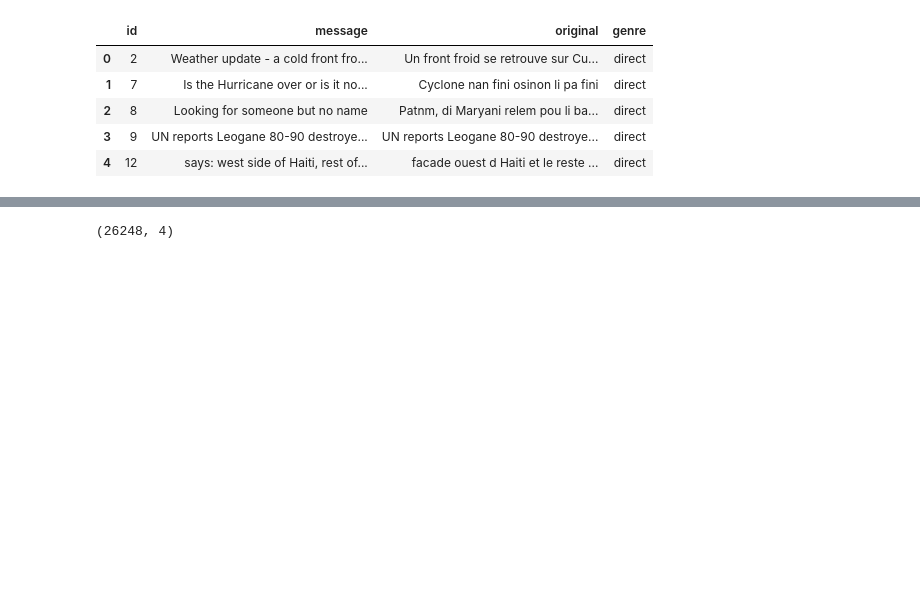
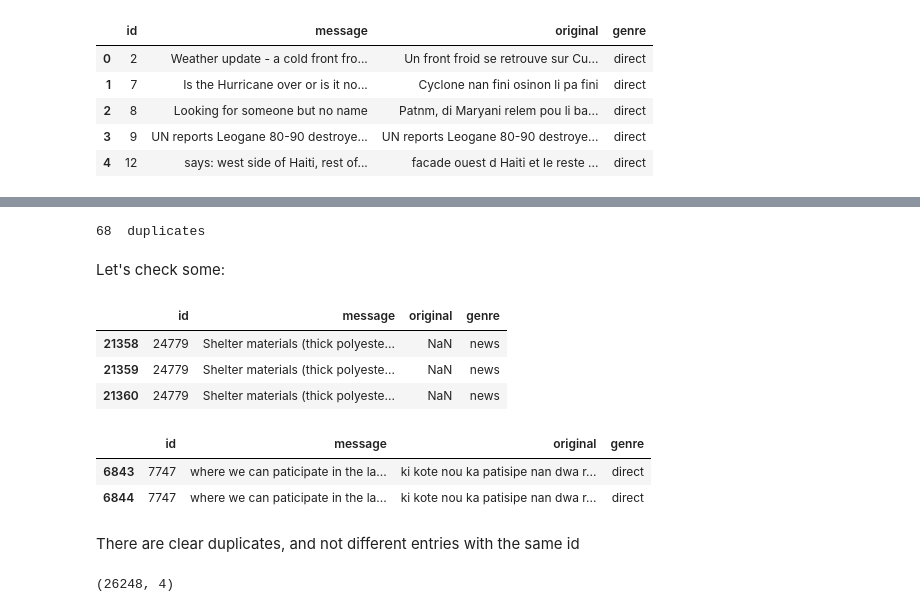
Before and after one commit to mtyszler/Disaster-Response-Project, a Jupyter notebook: exploratory notebooks/ETL Pipeline Preparation.ipynb, the cells around one changed output, grey strips where cells are left out. Saved outputs shown, nothing was run; the diff lists cells and outputs as text; code cells hidden in the pictures; blank space fills up the shorter version.

Commit message:
Minor updates to the notebook double checking for duplicated ids and making sure an index is created in the exported table

```diff
--- a/exploratory notebooks/ETL Pipeline Preparation.ipynb
+++ b/exploratory notebooks/ETL Pipeline Preparation.ipynb
@@ -25,3 +42,24 @@ messages.head()
+# %%
+print(messages.duplicated().sum(), " duplicates")
+# %% [output]
+68  duplicates
+# %% [markdown]
+Let's check some:
+# %%
+messages[messages['id']==24779]
+# %% [output]
+|  | id | message | original | genre |
+| 21358 | 24779 | Shelter materials (thick polyeste... | NaN | news |
+| 21359 | 24779 | Shelter materials (thick polyeste... | NaN | news |
+| 21360 | 24779 | Shelter materials (thick polyeste... | NaN | news |
+# %%
+messages[messages['id']==7747]
+# %% [output]
+|  | id | message | original | genre |
+| 6843 | 7747 | where we can paticipate in the la... | ki kote nou ka patisipe nan dwa r... | direct |
+| 6844 | 7747 | where we can paticipate in the la... | ki kote nou ka patisipe nan dwa r... | direct |
+# %% [markdown]
+There are clear duplicates, and not different entries with the same id
 # %%
 # Check shape
 messages.shape
```
Also changed, not shown: parts of 8 cells of this notebook.
